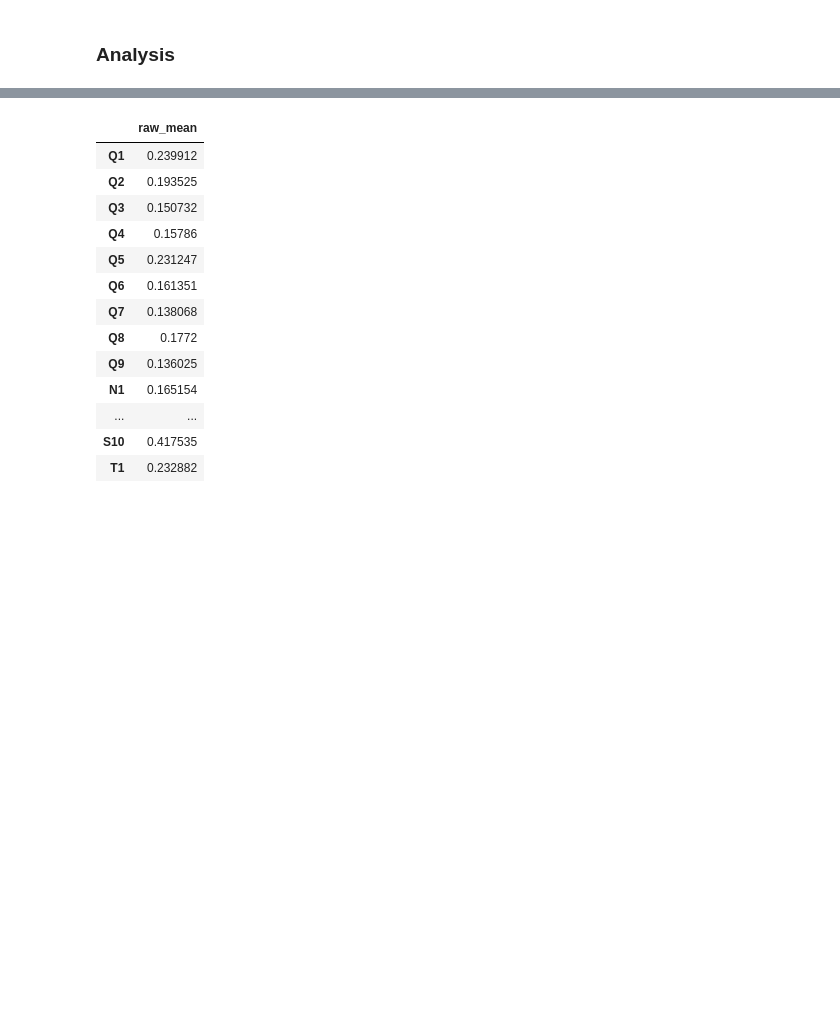
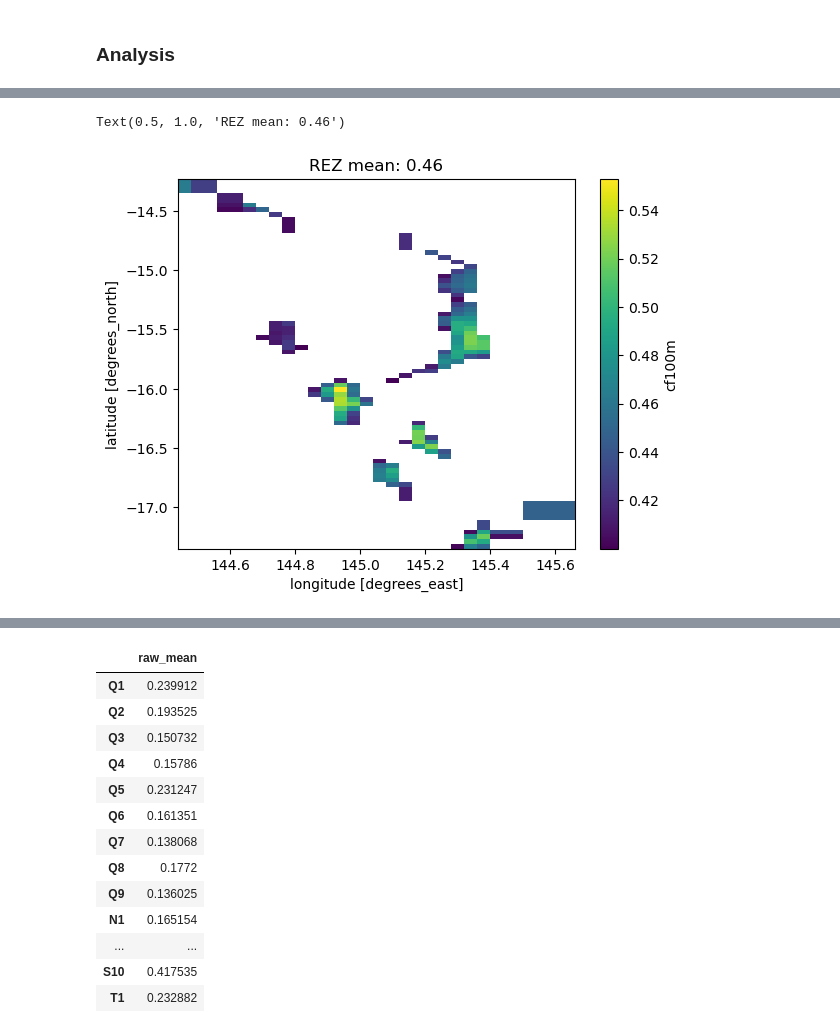
Before and after one commit to dougrichardson/wind_power_comparison, a Jupyter notebook: 02_REZ_capacity_factors.ipynb, the cells around one changed output, grey strips where cells are left out. Cells and saved outputs as stored; diff of their text form; code cells hidden in the pictures; blank space fills up the shorter version.

```diff
--- a/02_REZ_capacity_factors.ipynb
+++ b/02_REZ_capacity_factors.ipynb
@@ -117,0 +139,10 @@ r_cf.mean("time").plot()
+# %%
+r_cf_high = r_cf.where(r_cf_mean > 0.4, drop=True)
+# %%
+r_cf_high_mean = r_cf_high.mean("time").compute()
+# %%
+r_cf_high_mean.plot()
+plt.title("REZ mean: "+str(np.round(r_cf_high_mean.mean().values, 2)))
+# %% [output]
+Text(0.5, 1.0, 'REZ mean: 0.46')
+[figure, added]
```
Also changed, not shown: parts of 9 cells of this notebook.
